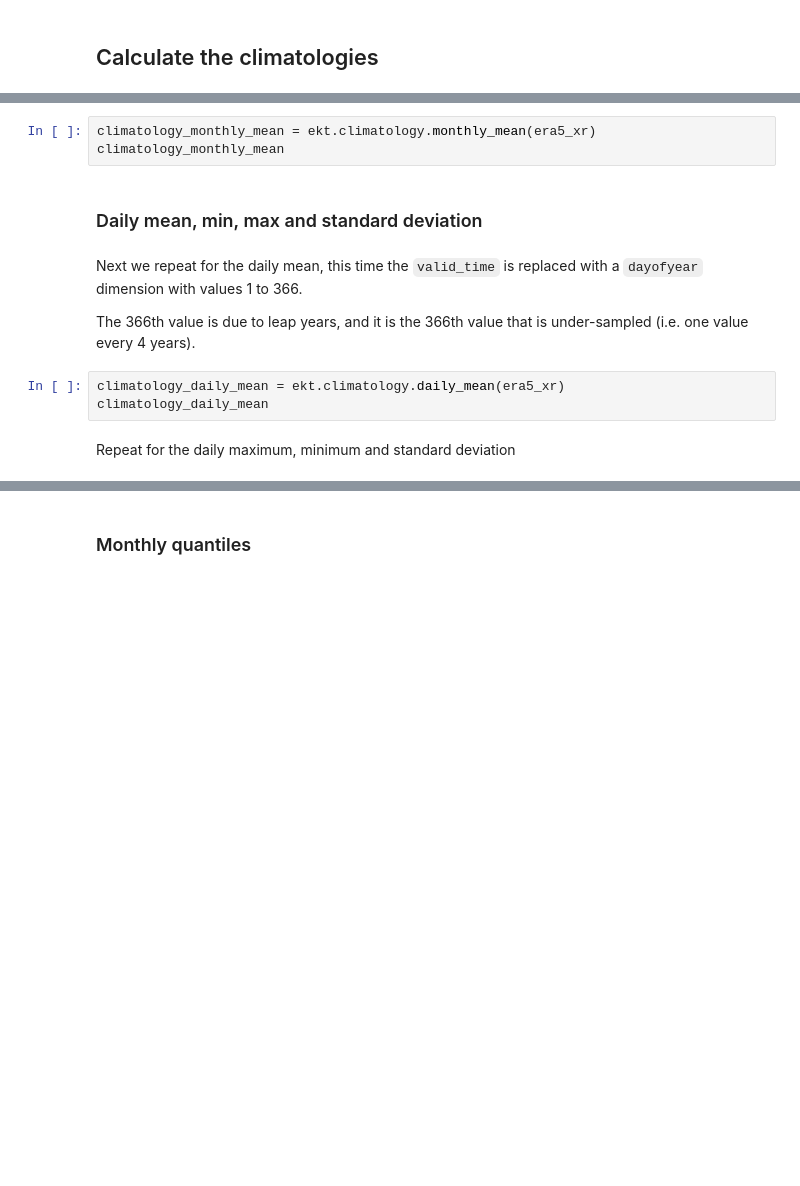
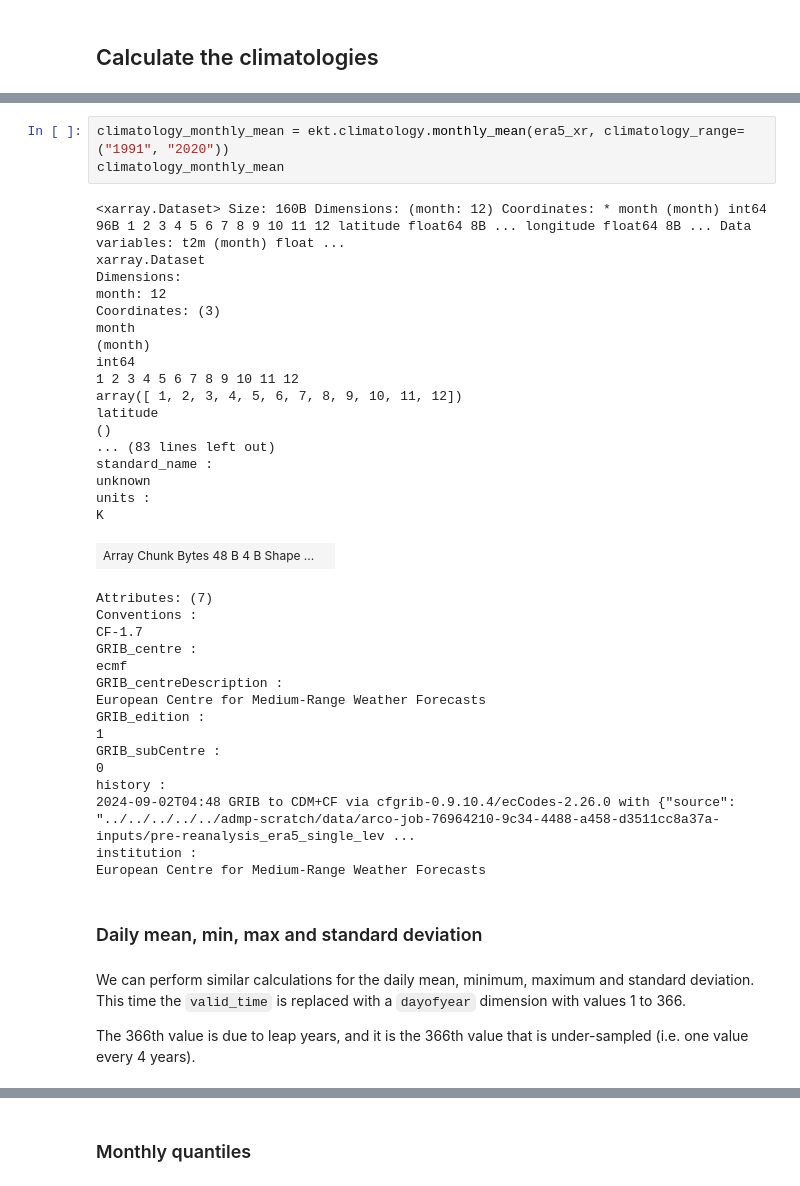
Before and after one commit to ecmwf/earthkit-transforms, a Jupyter notebook: docs/source/tutorials/climatology/01-era5-climatology.ipynb, the cells around one changed output, grey strips where cells are left out. Saved outputs shown, nothing was run; the diff lists cells and outputs as text; blank space fills up the shorter version.

```diff
--- a/docs/source/tutorials/climatology/01-era5-climatology.ipynb
+++ b/docs/source/tutorials/climatology/01-era5-climatology.ipynb
@@ -35,16 +128,45 @@ First we calculate the monthly mean. In the returned object the valid_time dimen
 `month` dimension with values `1` to `12` corresponding to months January to December.
 # %%
-climatology_monthly_mean = ekt.climatology.monthly_mean(era5_xr)
+climatology_monthly_mean = ekt.climatology.monthly_mean(era5_xr, climatology_range=("1991", "2020"))
 climatology_monthly_mean
+# %% [output]
+<xarray.Dataset> Size: 160B Dimensions: (month: 12) Coordinates: * month (month) int64 96B 1 2 3 4 5 6 7 8 9 10 11 12 latitude float64 8B ... longitude float64 8B ... Data variables: t2m (month) float ...
+xarray.Dataset
+Dimensions:
+month: 12
+Coordinates: (3)
+month
+(month)
+int64
+1 2 3 4 5 6 7 8 9 10 11 12
+array([ 1, 2, 3, 4, 5, 6, 7, 8, 9, 10, 11, 12])
+latitude
+()
+... (83 lines left out)
+standard_name :
+unknown
+units :
+K
+| Array Chunk Bytes 48 B 4 B Shape ... |  |
+Attributes: (7)
+Conventions :
+CF-1.7
+GRIB_centre :
+ecmf
+GRIB_centreDescription :
+European Centre for Medium-Range Weather Forecasts
+GRIB_edition :
+1
+GRIB_subCentre :
+0
+history :
+2024-09-02T04:48 GRIB to CDM+CF via cfgrib-0.9.10.4/ecCodes-2.26.0 with {"source": "../../../../../admp-scratch/data/arco-job-76964210-9c34-4488-a458-d3511cc8a37a-inputs/pre-reanalysis_era5_single_lev ...
+institution :
+European Centre for Medium-Range Weather Forecasts
 # %% [markdown]
 ### Daily mean, min, max and standard deviation
 # %% [markdown]
-Next we repeat for the daily mean, this time the `valid_time` is replaced with a `dayofyear` dimension with values 1 to 366.
+We can perform similar calculations for the daily mean, minimum, maximum and standard deviation. This time the `valid_time` is replaced with a `dayofyear` dimension with values 1 to 366.
 
 The 366th value is due to leap years, and it is the 366th value that is under-sampled (i.e. one value every 4 years).
-# %%
-climatology_daily_mean = ekt.climatology.daily_mean(era5_xr)
-climatology_daily_mean
-# %% [markdown]
-Repeat for the daily maximum, minimum  and standard deviation
 # %%
```
Also changed, not shown: parts of 15 cells of this notebook, 8 other files.
